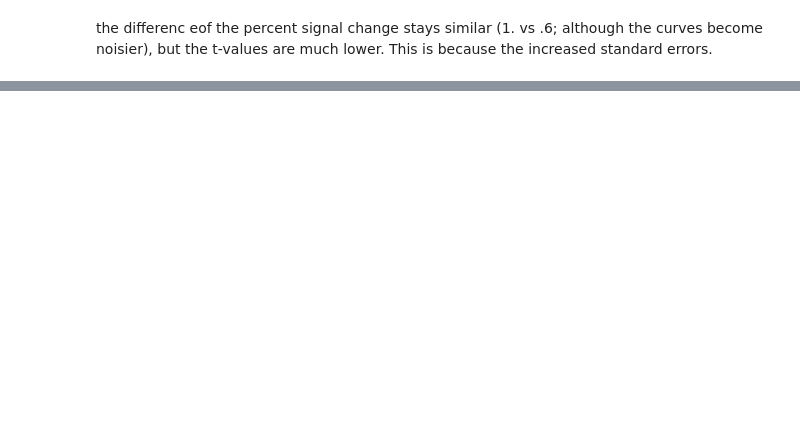
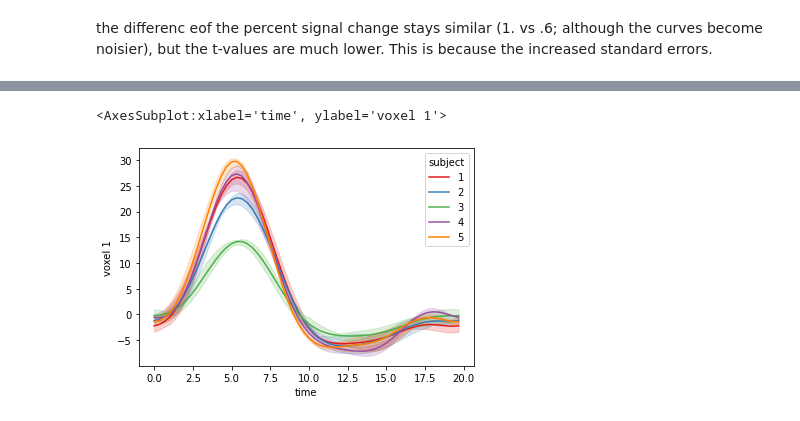
Before and after one commit to VU-Cog-Sci/nideconv, a Jupyter notebook: notebooks/Paired t-test using nideconv.ipynb, the cells around one changed output, grey strips where cells are left out. Cells and saved outputs as stored; diff of their text form; code cells hidden in the pictures; blank space fills up the shorter version.

```diff
--- a/notebooks/Paired t-test using nideconv.ipynb
+++ b/notebooks/Paired t-test using nideconv.ipynb
@@ -141,0 +146,12 @@ t.plot()
+# %%
+data, onsets, parameters = simulate.simulate_fmri_experiment(conditions,
+                                                             n_rois=2,
+                                                             run_duration=300*7,
+                                                             noise_level=.1,
+                                                             n_subjects=5,
+                                                             n_runs=3)
+data.columns = ['voxel 1', 'voxel 2']
+# %%
+group_fitter = nideconv.GroupResponseFitter(data, onsets, 1., concatenate_runs=False)
+group_fitter.add_event(basis_set='fourier', n_regressors=7, interval=[0, 20])
+group_fitter.fit()
@@ -141,0 +160,8 @@ t.plot()
+# %%
+t = group_fitter.t_test('plus_type1_exemplar1', 'drop_type1_exemplar1', oversample=3)
+# %%
+import seaborn as sns
+sns.lineplot('time', 'voxel 1', 'subject', data=t, palette='Set1')
+# %% [output]
+<AxesSubplot:xlabel='time', ylabel='voxel 1'>
+[figure, added]
```
Also changed, not shown: parts of 12 cells of this notebook, 2 other files.
